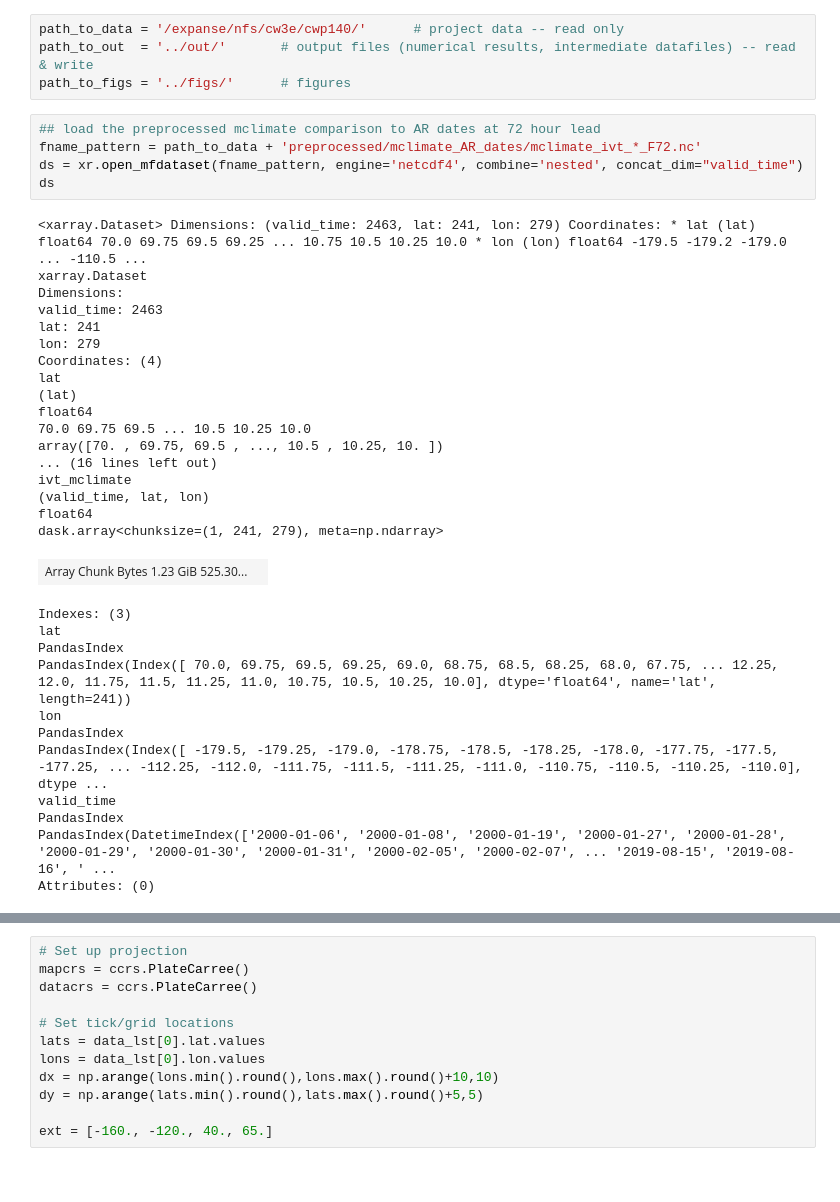
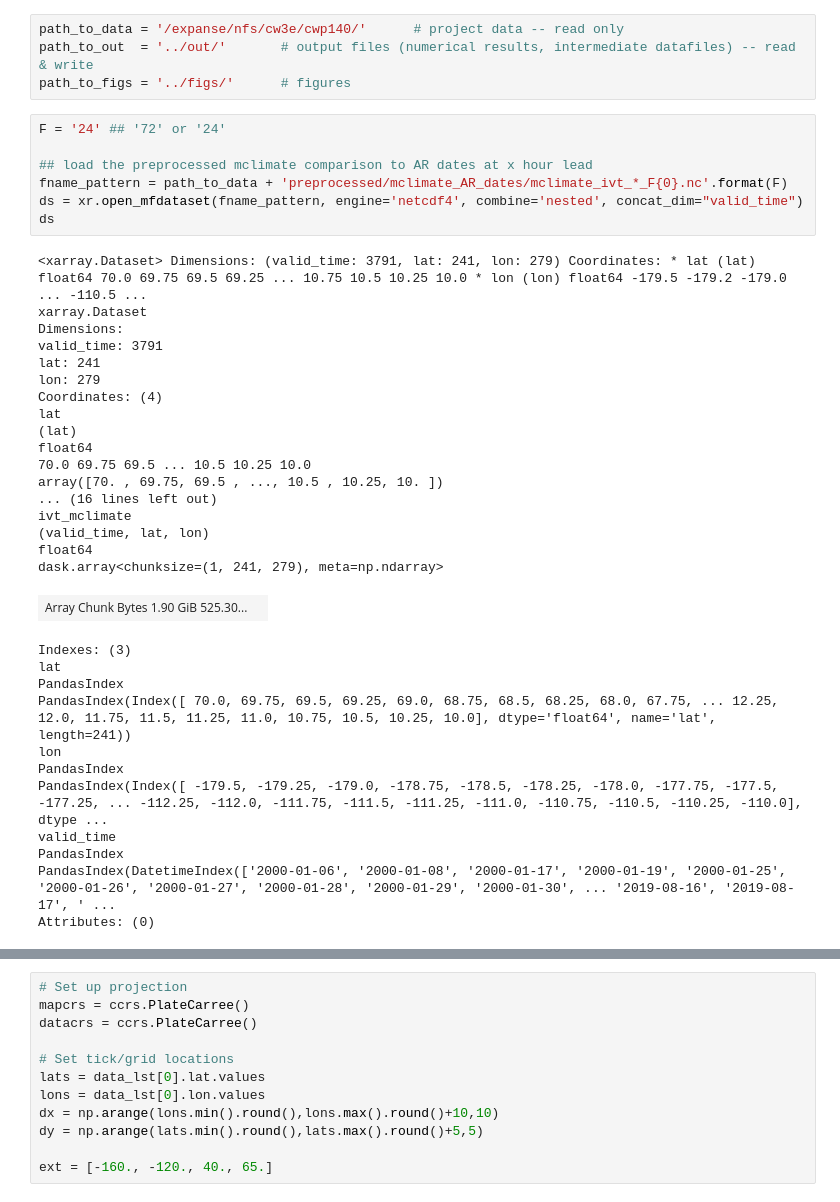
Before and after one commit to dlnash/SEAK_AR_impacts, a Jupyter notebook: analysis/mclimate_composites-compute_AR-days.ipynb, the cells around one changed output, grey strips where cells are left out. Saved outputs shown, nothing was run; the diff lists cells and outputs as text.

```diff
--- a/analysis/mclimate_composites-compute_AR-days.ipynb
+++ b/analysis/mclimate_composites-compute_AR-days.ipynb
@@ -32,29 +32,31 @@ path_to_data = '/expanse/nfs/cw3e/cwp140/'      # project data -- read only
 path_to_out  = '../out/'       # output files (numerical results, intermediate datafiles) -- read & write
 path_to_figs = '../figs/'      # figures
 # %%
-## load the preprocessed mclimate comparison to AR dates at 72 hour lead
-fname_pattern = path_to_data + 'preprocessed/mclimate_AR_dates/mclimate_ivt_*_F72.nc'
+F = '24' ## '72' or '24'
+
+## load the preprocessed mclimate comparison to AR dates at x hour lead
+fname_pattern = path_to_data + 'preprocessed/mclimate_AR_dates/mclimate_ivt_*_F{0}.nc'.format(F)
 ds = xr.open_mfdataset(fname_pattern, engine='netcdf4', combine='nested', concat_dim="valid_time")
 ds
 # %% [output]
-<xarray.Dataset> Dimensions: (valid_time: 2463, lat: 241, lon: 279) Coordinates: * lat (lat) float64 70.0 69.75 69.5 69.25 ... 10.75 10.5 10.25 10.0 * lon (lon) float64 -179.5 -179.2 -179.0 ... -110.5 ...
+<xarray.Dataset> Dimensions: (valid_time: 3791, lat: 241, lon: 279) Coordinates: * lat (lat) float64 70.0 69.75 69.5 69.25 ... 10.75 10.5 10.25 10.0 * lon (lon) float64 -179.5 -179.2 -179.0 ... -110.5 ...
 xarray.Dataset
 Dimensions:
-valid_time: 2463
+valid_time: 3791
 lat: 241
 lon: 279
 Coordinates: (4)
 lat
 (lat)
 float64
 70.0 69.75 69.5 ... 10.5 10.25 10.0
 array([70. , 69.75, 69.5 , ..., 10.5 , 10.25, 10. ])
 ... (16 lines left out)
 ivt_mclimate
 (valid_time, lat, lon)
 float64
 dask.array<chunksize=(1, 241, 279), meta=np.ndarray>
-| Array Chunk Bytes 1.23 GiB 525.30... |  |
+| Array Chunk Bytes 1.90 GiB 525.30... |  |
 Indexes: (3)
 lat
 PandasIndex
@@ -64,7 +66,7 @@ PandasIndex
 PandasIndex(Index([ -179.5, -179.25, -179.0, -178.75, -178.5, -178.25, -178.0, -177.75, -177.5, -177.25, ... -112.25, -112.0, -111.75, -111.5, -111.25, -111.0, -110.75, -110.5, -110.25, -110.0], dtype ...
 valid_time
 PandasIndex
-PandasIndex(DatetimeIndex(['2000-01-06', '2000-01-08', '2000-01-19', '2000-01-27', '2000-01-28', '2000-01-29', '2000-01-30', '2000-01-31', '2000-02-05', '2000-02-07', ... '2019-08-15', '2019-08-16', ' ...
+PandasIndex(DatetimeIndex(['2000-01-06', '2000-01-08', '2000-01-17', '2000-01-19', '2000-01-25', '2000-01-26', '2000-01-27', '2000-01-28', '2000-01-29', '2000-01-30', ... '2019-08-16', '2019-08-17', ' ...
 Attributes: (0)
 # %%
 ## split by community and impact dates
```
Also changed, not shown: parts of 4 cells of this notebook, 49 other files.
